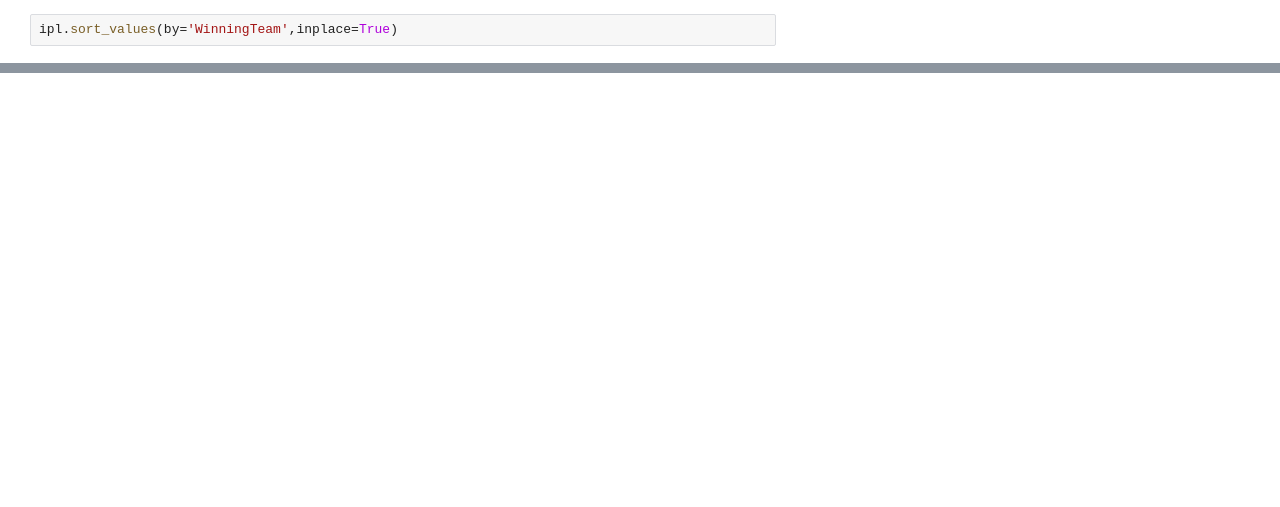
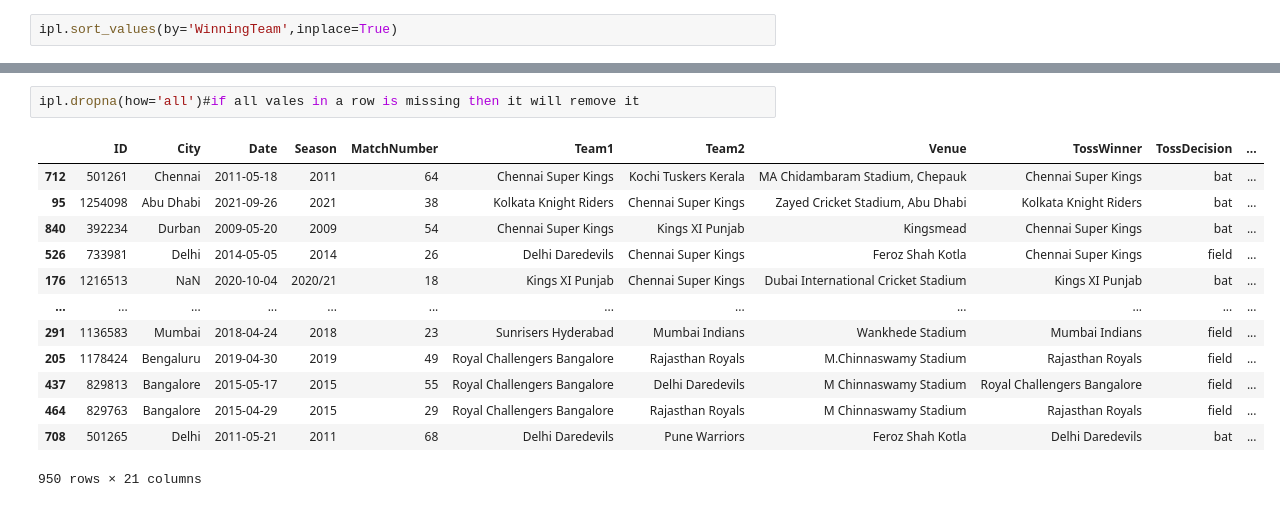
Before and after one commit to 2k24cs2r2512607-sketch/Python-Data-Analysis-Learning, a Jupyter notebook: Python/Pandas/Panda_project/ipl_dataset.ipynb, the cells around one changed output, grey strips where cells are left out. Drawn from its saved outputs; the diff is of its cells as text; blank space fills up the shorter version.

```diff
--- a/Python/Pandas/Panda_project/ipl_dataset.ipynb
+++ b/Python/Pandas/Panda_project/ipl_dataset.ipynb
@@ -245,0 +344,16 @@ ipl.sort_values(by='WinningTeam',inplace=True)
+# %%
+ipl.dropna(how='all')#if all vales in a row is missing then it will remove it
+# %% [output]
+|  | ID | City | Date | Season | MatchNumber | Team1 | Team2 | Venue | TossWinner | TossDecision | ... |
+| 712 | 501261 | Chennai | 2011-05-18 | 2011 | 64 | Chennai Super Kings | Kochi Tuskers Kerala | MA Chidambaram Stadium, Chepauk | Chennai Super Kings | bat | ... |
+| 95 | 1254098 | Abu Dhabi | 2021-09-26 | 2021 | 38 | Kolkata Knight Riders | Chennai Super Kings | Zayed Cricket Stadium, Abu Dhabi | Kolkata Knight Riders | bat | ... |
+| 840 | 392234 | Durban | 2009-05-20 | 2009 | 54 | Chennai Super Kings | Kings XI Punjab | Kingsmead | Chennai Super Kings | bat | ... |
+| 526 | 733981 | Delhi | 2014-05-05 | 2014 | 26 | Delhi Daredevils | Chennai Super Kings | Feroz Shah Kotla | Chennai Super Kings | field | ... |
+| 176 | 1216513 | NaN | 2020-10-04 | 2020/21 | 18 | Kings XI Punjab | Chennai Super Kings | Dubai International Cricket Stadium | Kings XI Punjab | bat | ... |
+| ... | ... | ... | ... | ... | ... | ... | ... | ... | ... | ... | ... |
+| 291 | 1136583 | Mumbai | 2018-04-24 | 2018 | 23 | Sunrisers Hyderabad | Mumbai Indians | Wankhede Stadium | Mumbai Indians | field | ... |
+| 205 | 1178424 | Bengaluru | 2019-04-30 | 2019 | 49 | Royal Challengers Bangalore | Rajasthan Royals | M.Chinnaswamy Stadium | Rajasthan Royals | field | ... |
+| 437 | 829813 | Bangalore | 2015-05-17 | 2015 | 55 | Royal Challengers Bangalore | Delhi Daredevils | M Chinnaswamy Stadium | Royal Challengers Bangalore | field | ... |
+| 464 | 829763 | Bangalore | 2015-04-29 | 2015 | 29 | Royal Challengers Bangalore | Rajasthan Royals | M Chinnaswamy Stadium | Rajasthan Royals | field | ... |
+| 708 | 501265 | Delhi | 2011-05-21 | 2011 | 68 | Delhi Daredevils | Pune Warriors | Feroz Shah Kotla | Delhi Daredevils | bat | ... |
+950 rows × 21 columns
```
Also changed, not shown: parts of 12 cells of this notebook, 2 other files.
